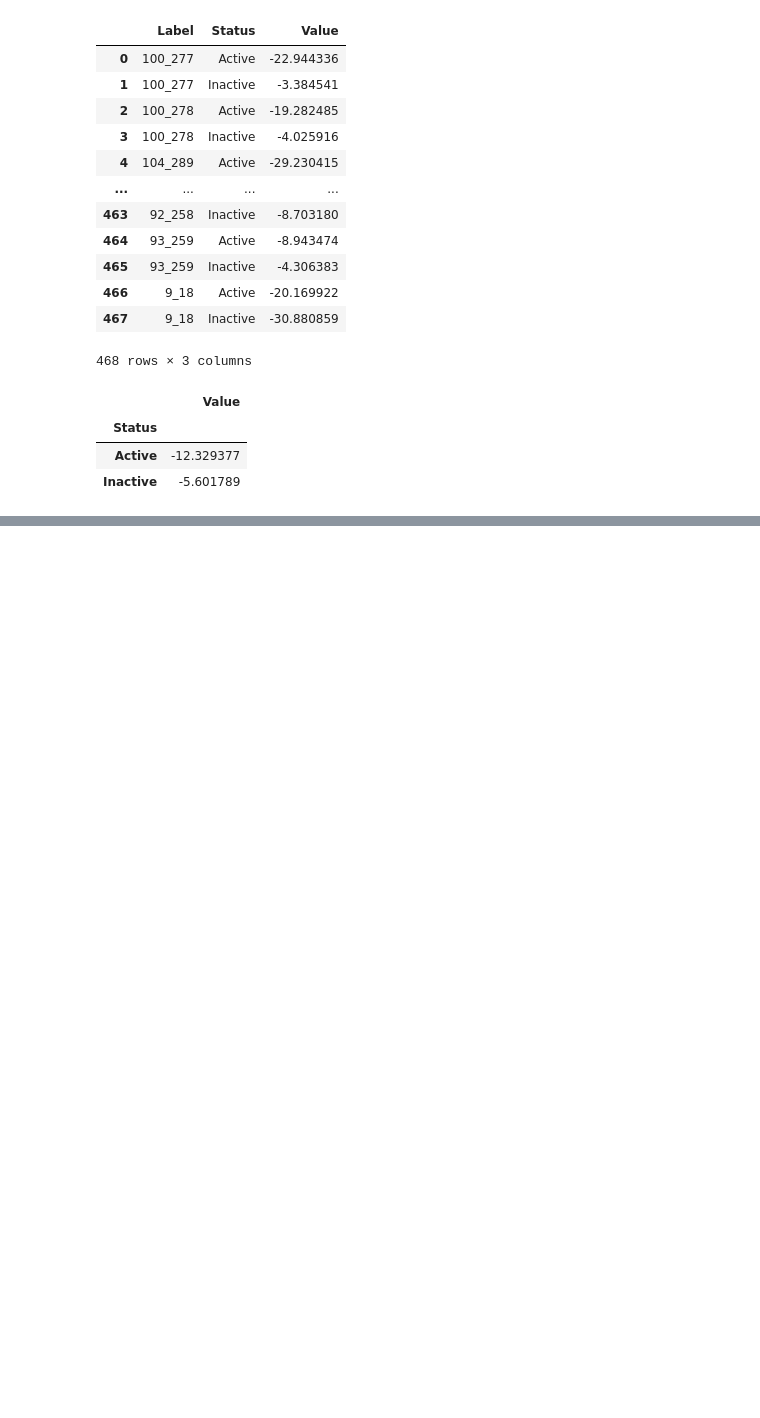
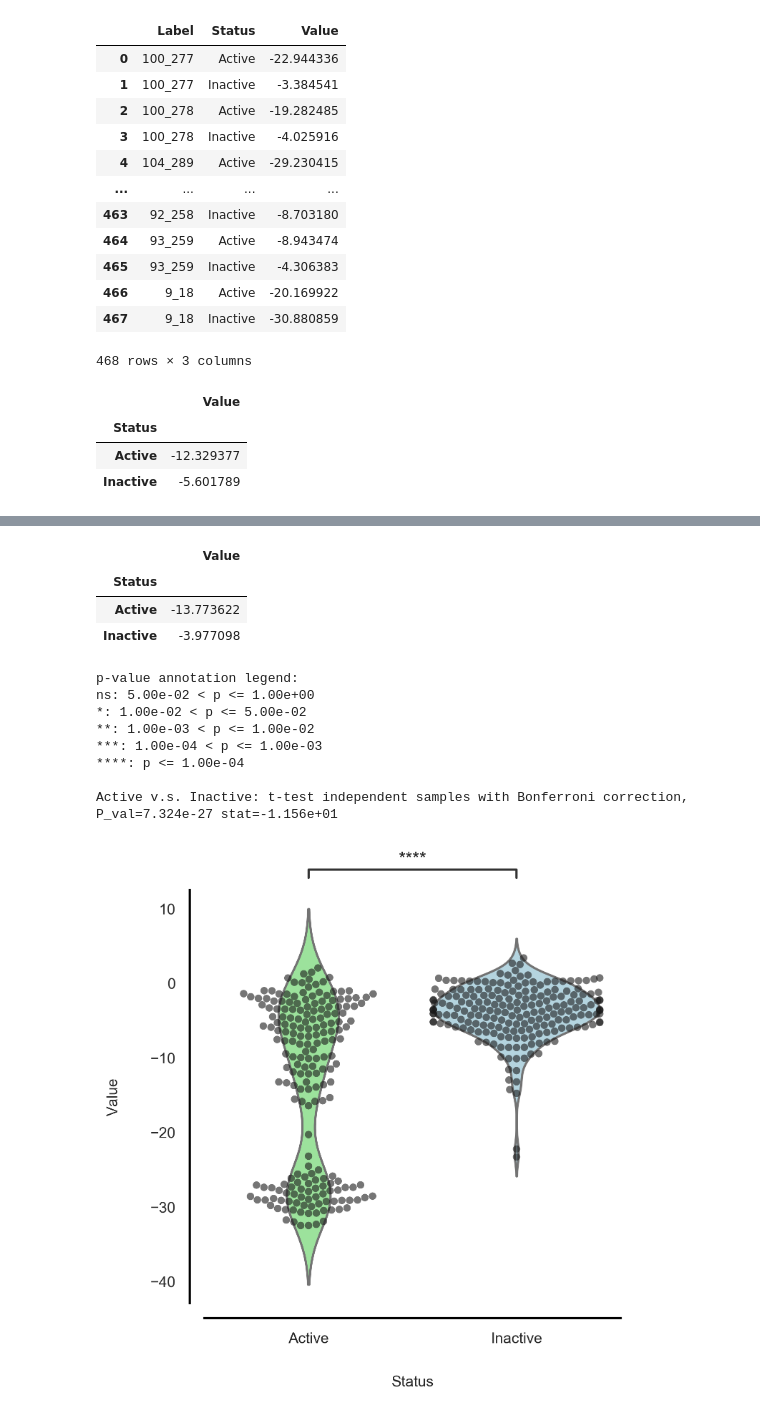
Before and after one commit to srijitseal/The_Seal_Files, a Jupyter notebook: The_Cell_Count_Files/01_Cell_Count_Corr.ipynb, the cells around one changed output, grey strips where cells are left out. Cells and saved outputs as stored; diff of their text form; code cells hidden in the pictures; blank space fills up the shorter version.

```diff
--- a/The_Cell_Count_Files/01_Cell_Count_Corr.ipynb
+++ b/The_Cell_Count_Files/01_Cell_Count_Corr.ipynb
@@ -300,0 +341,3 @@ Active v.s. Inactive: t-test independent samples with Bonferroni correction, P_v
+# %%
+data = pd.read_csv("../The_Ha_Files/CP_count_Ha.csv")
+data
@@ -300,0 +358,3 @@ Active v.s. Inactive: t-test independent samples with Bonferroni correction, P_v
+# %%
+label_columns =  data.columns.to_list()[1:-12]
+print(len(label_columns))
@@ -300,0 +426,3 @@ Active v.s. Inactive: t-test independent samples with Bonferroni correction, P_v
+# %%
+df = distribution_df.groupby(["Label", "Status"]).mean().reset_index()
+df
@@ -300,0 +443,62 @@ Active v.s. Inactive: t-test independent samples with Bonferroni correction, P_v
+# %%
+df.groupby("Status").mean()
+# %% [output]
+|  | Value |
+| Status |  |
+| Active | -13.773622 |
+| Inactive | -3.977098 |
+# %%
+import matplotlib.pyplot as plt
+import seaborn as sns
+from statannot import add_stat_annotation  # Ensure this library is installed: pip install statannot
+
+# Set the context to "poster" for larger fonts
+sns.set_context("poster", font_scale=1.5)  # Adjust font_scale to increase/decrease the size further
+
+# Set the style to white and remove edge colors
+sns.set(style="white", rc={"axes.edgecolor": "none"})
+
+# Create a large figure
+plt.figure(figsize=(5, 5), dpi=300)
+
+# Creating the violin plot
+ax = sns.violinplot(data=df, x='Status', y='Value', palette={'Active': 'lightgreen', 'Inactive': 'lightblue'}, inner=None)
+
+# Adding the swarm plot on top of the violin plot
+sns.swarmplot(data=df, x='Status', y='Value', color='k', alpha=0.6)
+
+# Adding statistical annotations
+add_stat_annotation(ax, data=df, x='Status', y='Value',
+                    box_pairs=[("Active", "Inactive")],
+                    test='t-test_ind', text_format='star', loc='outside', verbose=2)
+
+# Removing the top and right spines
+ax.spines['top'].set_visible(False)
+ax.spines['right'].set_visible(False)
+
+# Customizing the appearance of the left and bottom spines
+for spine in ['left', 'bottom']:
+    ax.spines[spine].set_position(('outward', 10))
+    ax.spines[spine].set_linewidth(1.5)
+    ax.spines[spine].set_color('black')
+
+# Increasing label font sizes
+ax.set_xlabel('Status', fontsize=10, labelpad=20)
+ax.set_ylabel('Value', fontsize=10, labelpad=20)
+
+# Adjusting tick parameters for larger font size on both axes
+ax.tick_params(axis='both', which='major', labelsize=10)  # Major ticks
+ax.tick_params(axis='both', which='minor', labelsize=10)  # Minor ticks (if used)
+
+# Showing the plot
+plt.show()
+# %% [output]
+p-value annotation legend:
+ns: 5.00e-02 < p <= 1.00e+00
+*: 1.00e-02 < p <= 5.00e-02
+**: 1.00e-03 < p <= 1.00e-02
+***: 1.00e-04 < p <= 1.00e-03
+****: p <= 1.00e-04
+
+Active v.s. Inactive: t-test independent samples with Bonferroni correction, P_val=7.324e-27 stat=-1.156e+01
+[figure, added]
```
Also changed, not shown: parts of 8 cells of this notebook, 13 other files.
